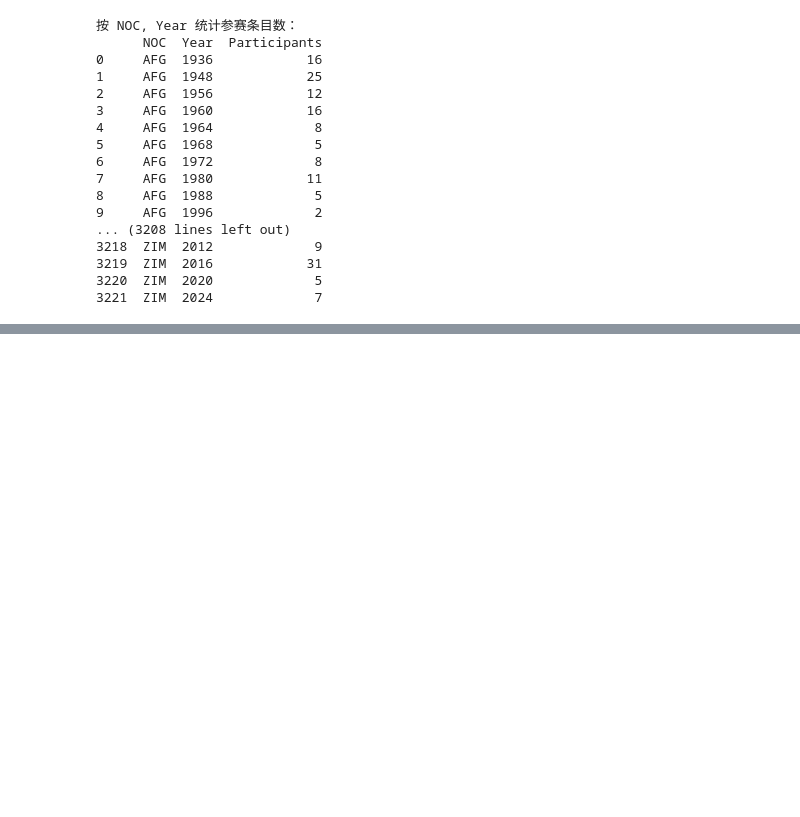
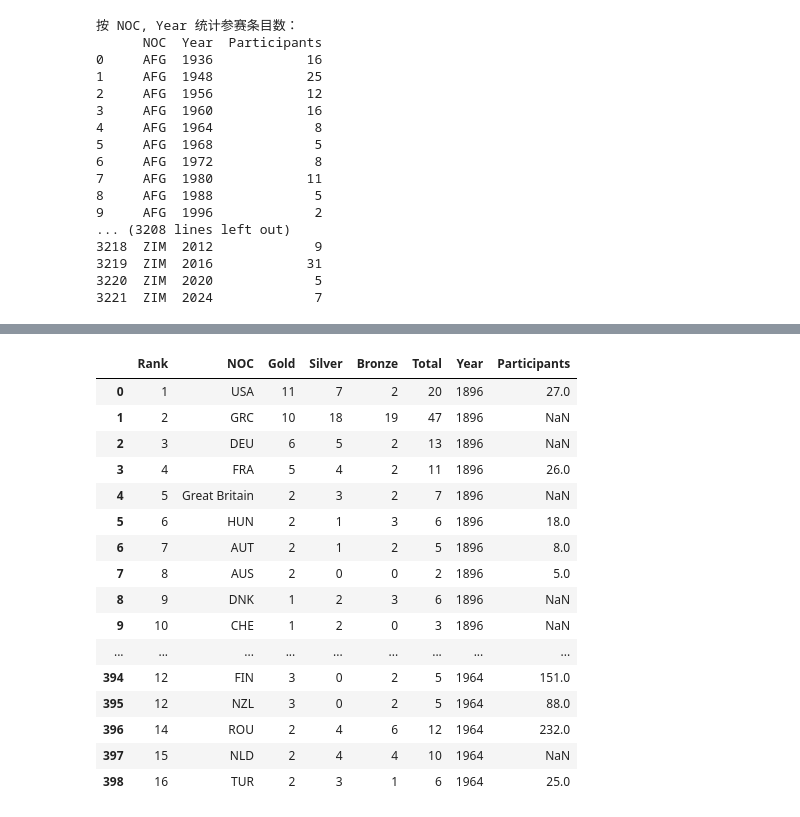
Before and after one commit to DAIDASEN/ICM2025, a Jupyter notebook: Athlete.ipynb, the cells around one changed output, grey strips where cells are left out. Cells and saved outputs as stored; diff of their text form; code cells hidden in the pictures; blank space fills up the shorter version.

Commit message:
Data

```diff
--- a/Athlete.ipynb
+++ b/Athlete.ipynb
@@ -98,0 +57,28 @@ merged_df
+# %%
+import pandas as pd
+import numpy as np
+
+# 读取数据
+df_medal = pd.read_csv('2025_Problem_C_Data/updated_summerOly_medal_counts.csv')
+df_participants = pd.read_csv('each_country_each_year_count_entries.csv')
+
+# 初始化 Participants 列
+df_medal['Participants'] = np.nan
+
+# 遍历 df_medal 的每一行
+for i in range(df_medal.shape[0]):
+    row = df_medal.iloc[i]
+    year = row['Year']
+    NOC = row['NOC']
+
+    # 查找 df_participants 中匹配的行
+    condition = (df_participants['NOC'] == NOC) & (df_participants['Year'] == year)
+
+    # 检查是否有匹配的行
+    if condition.any():
+        # 获取 Participants 的值
+        participants_value = df_participants.loc[condition, 'Participants'].values[0]
+        # 更新 df_medal 对应的 Participants 列
+        df_medal.at[i, 'Participants'] = participants_value
+
+print(df_medal)
@@ -98,0 +103,20 @@ merged_df
+# %%
+df_medal
+# %% [output]
+|  | Rank | NOC | Gold | Silver | Bronze | Total | Year | Participants |
+| 0 | 1 | USA | 11 | 7 | 2 | 20 | 1896 | 27.0 |
+| 1 | 2 | GRC | 10 | 18 | 19 | 47 | 1896 | NaN |
+| 2 | 3 | DEU | 6 | 5 | 2 | 13 | 1896 | NaN |
+| 3 | 4 | FRA | 5 | 4 | 2 | 11 | 1896 | 26.0 |
+| 4 | 5 | Great Britain | 2 | 3 | 2 | 7 | 1896 | NaN |
+| 5 | 6 | HUN | 2 | 1 | 3 | 6 | 1896 | 18.0 |
+| 6 | 7 | AUT | 2 | 1 | 2 | 5 | 1896 | 8.0 |
+| 7 | 8 | AUS | 2 | 0 | 0 | 2 | 1896 | 5.0 |
+| 8 | 9 | DNK | 1 | 2 | 3 | 6 | 1896 | NaN |
+| 9 | 10 | CHE | 1 | 2 | 0 | 3 | 1896 | NaN |
+| ... | ... | ... | ... | ... | ... | ... | ... | ... |
+| 394 | 12 | FIN | 3 | 0 | 2 | 5 | 1964 | 151.0 |
+| 395 | 12 | NZL | 3 | 0 | 2 | 5 | 1964 | 88.0 |
+| 396 | 14 | ROU | 2 | 4 | 6 | 12 | 1964 | 232.0 |
+| 397 | 15 | NLD | 2 | 4 | 4 | 10 | 1964 | NaN |
+| 398 | 16 | TUR | 2 | 3 | 1 | 6 | 1964 | 25.0 |
```
Also changed, not shown: parts of 3 cells of this notebook, 4 other files.
